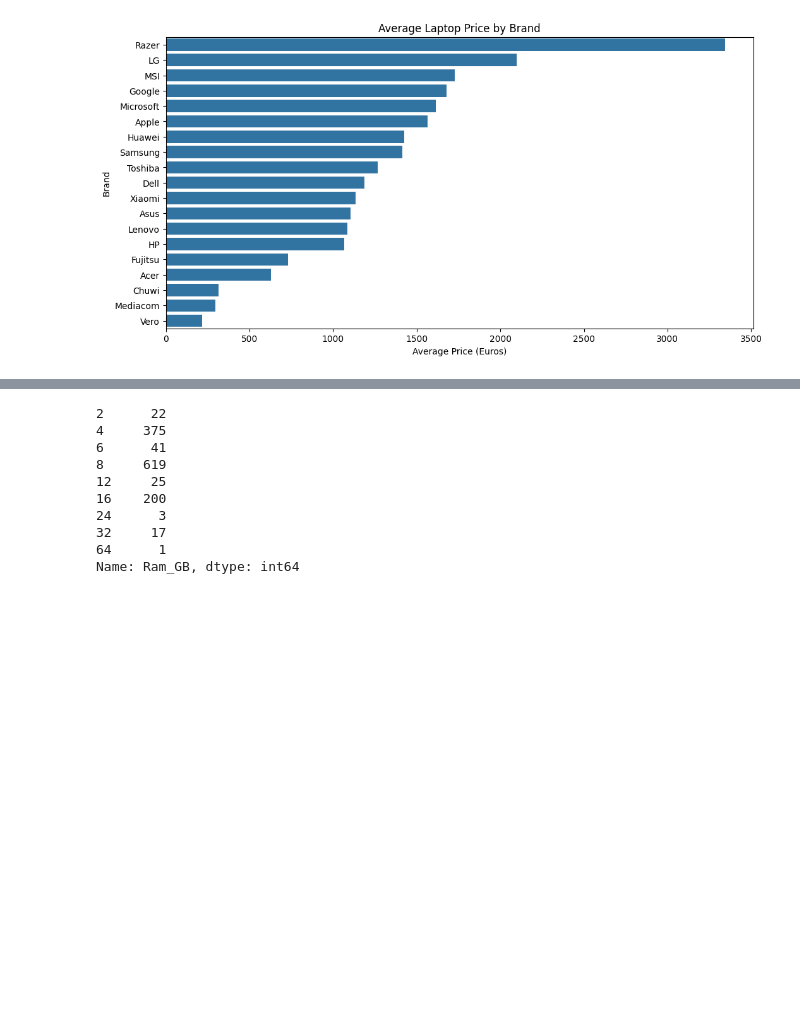
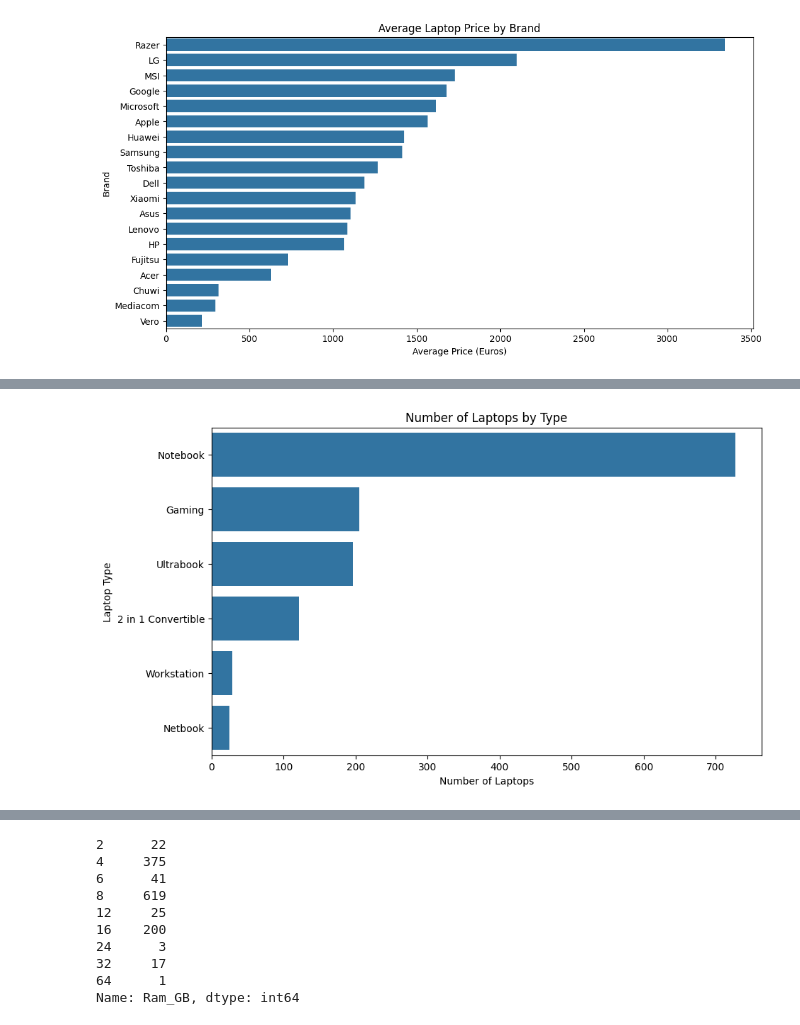
Before and after one commit to FTDS-assignment-bay/p2-ftds-final-project-ftds-038-hck-group-001, a Jupyter notebook: Data_Analysis_Laptop_Recommendation.ipynb, the cells around one changed output, grey strips where cells are left out. Cells and saved outputs as stored; diff of their text form; code cells hidden in the pictures; blank space fills up the shorter version.

```diff
--- a/Data_Analysis_Laptop_Recommendation.ipynb
+++ b/Data_Analysis_Laptop_Recommendation.ipynb
@@ -326,0 +560,15 @@ plt.show()
+# %%
+# Laptop type distribution visualization
+plt.figure(figsize=(10, 6))
+sns.countplot(
+    data=df_clean,
+    y='TypeName',
+    order=df_clean['TypeName'].value_counts().index
+)
+
+plt.title('Number of Laptops by Type')
+plt.xlabel('Number of Laptops')
+plt.ylabel('Laptop Type')
+plt.show()
+# %% [output]
+[figure, added]
```
Also changed, not shown: parts of 106 cells of this notebook.
